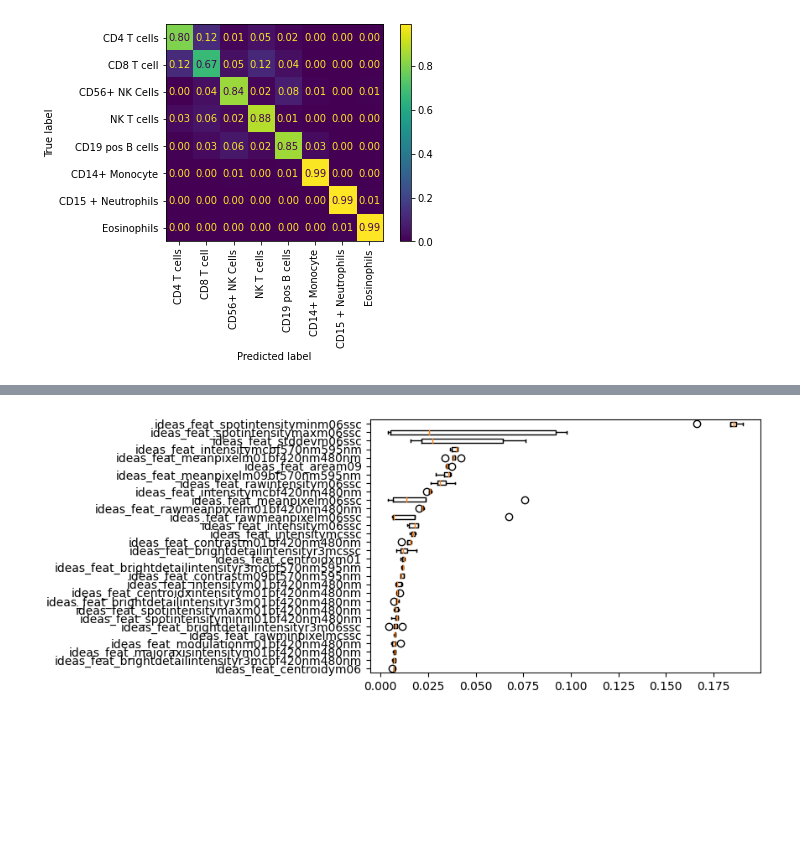
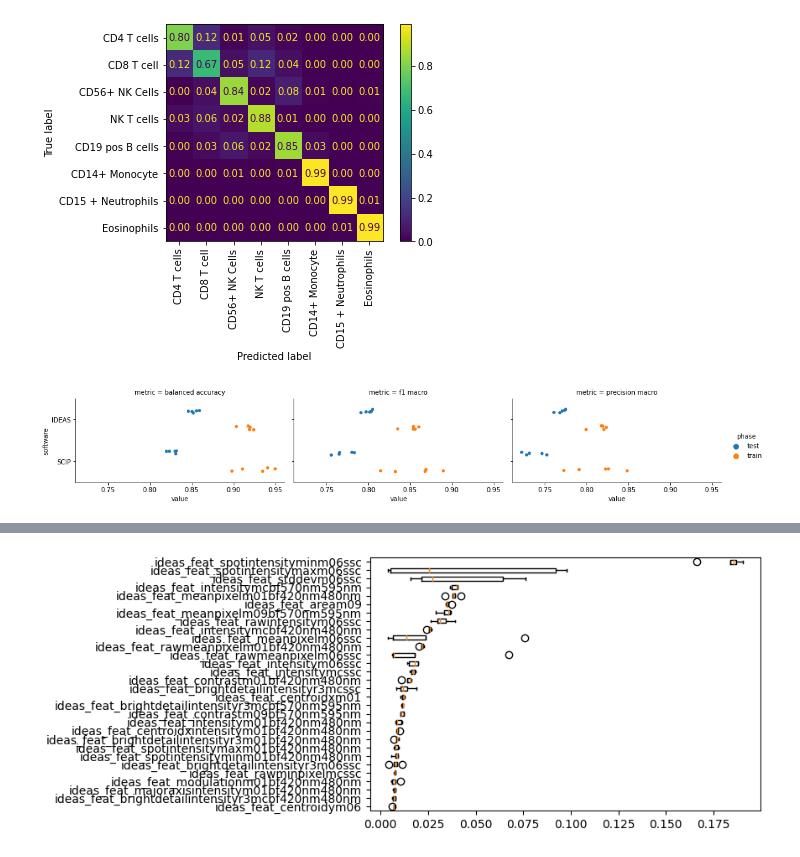
Before and after one commit to harel-coffee/SCIP-use-case-workflows-auto, a Jupyter notebook: notebooks/downstream_analysis/wbc_ideas_classification.ipynb, the cells around one changed output, grey strips where cells are left out. Saved outputs shown, nothing was run; the diff lists cells and outputs as text; code cells hidden in the pictures; blank space fills up the shorter version.

Commit message:
Update WBC IDEAS predictions + FA optimization script

```diff
--- a/notebooks/downstream_analysis/wbc_labelfree_classification.ipynb
+++ b/notebooks/downstream_analysis/wbc_ideas_classification.ipynb
@@ -172,2 +169,20 @@ plt.savefig(data_ideas / "figures" / "xgb_wbc_cv_confmat.png", bbox_inches="tigh
 # %% [output]
 [figure]
+# %%
+grid_cyto_df_scip = pq.read_table('/home/maximl/scratch/data/vsc/datasets/wbc/scip/20220713131400/scores.parquet').to_pandas()
+grid_cyto_df_scip["software"] = "SCIP"
+# %%
+grid_cyto_df = pandas.DataFrame(grid).drop(columns=["score_time", "fit_time", "estimator", "train_recall_macro", "test_recall_macro"]).melt()
+grid_cyto_df["phase"] = grid_cyto_df["variable"].apply(lambda r: r.split("_")[0])
+grid_cyto_df["metric"] = grid_cyto_df["variable"].apply(lambda r: " ".join(r.split("_")[1:]))
+grid_cyto_df["software"] = "IDEAS"
+
+grid_cyto_df = pandas.concat([grid_cyto_df, grid_cyto_df_scip])
+
+g = seaborn.catplot(data=grid_cyto_df, x='value', y='software', col='metric', dodge=True, hue="phase", kind="strip")
+for ax in g.axes.ravel():
+    ax.set_box_aspect(0.4)
+
+plt.savefig(data_ideas / "figures" / "xgb_wbc_cyto_cv_scores.png", bbox_inches="tight")
+# %% [output]
+[figure, added]
```
Also changed, not shown: parts of 7 cells of this notebook, 2 other files.
